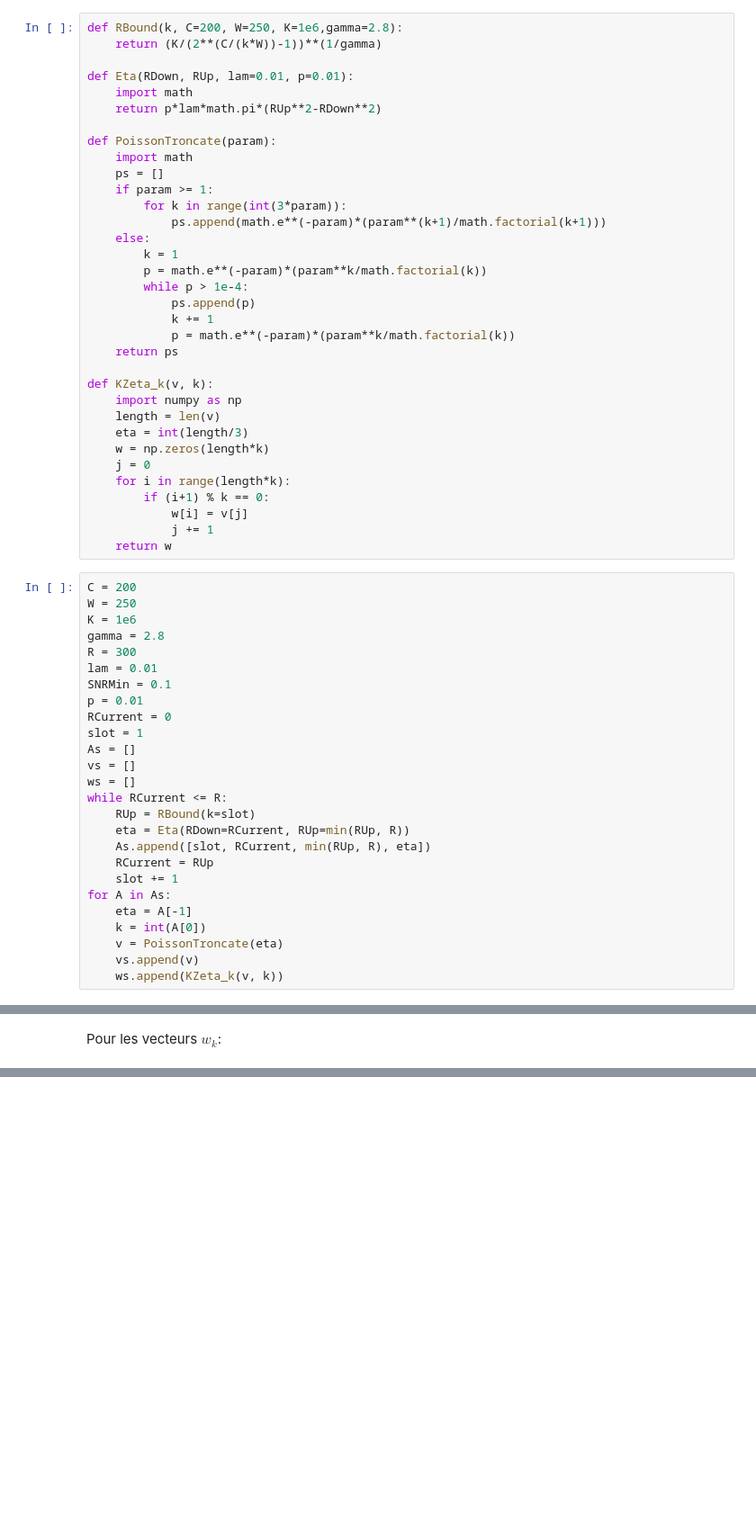
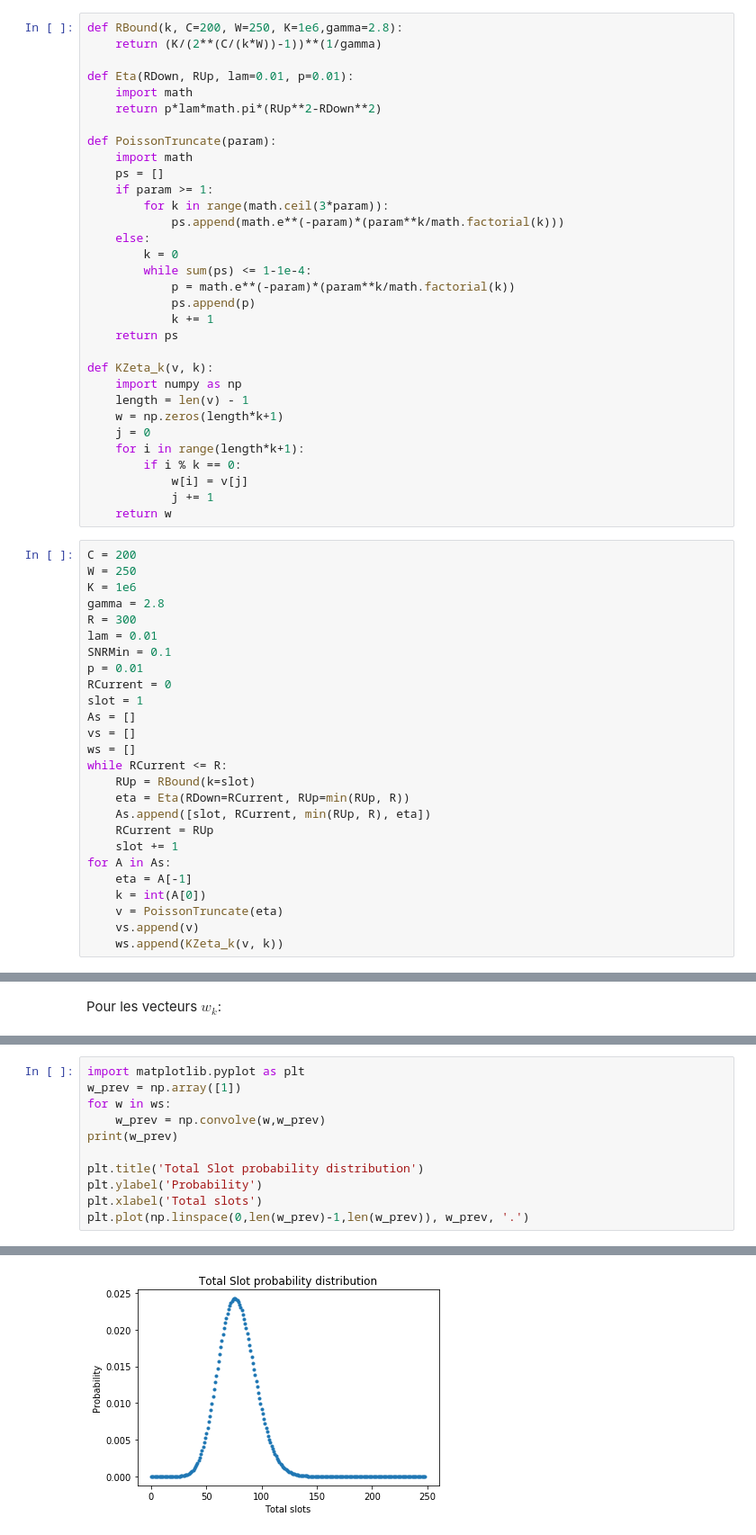
Before and after one commit to remicongee/QT-OFDMA, a Jupyter notebook: OFDMA.ipynb, the cells around one changed output, grey strips where cells are left out. Shown at 90% size. Drawn from its saved outputs; the diff is of its cells as text; blank space fills up the shorter version.

```diff
--- a/OFDMA.ipynb
+++ b/OFDMA.ipynb
@@ -99,29 +108,27 @@ def Eta(RDown, RUp, lam=0.01, p=0.01):
     import math
     return p*lam*math.pi*(RUp**2-RDown**2)
 
-def PoissonTroncate(param):
+def PoissonTruncate(param):
     import math
     ps = []
     if param >= 1:
-        for k in range(int(3*param)):
-            ps.append(math.e**(-param)*(param**(k+1)/math.factorial(k+1)))
+        for k in range(math.ceil(3*param)):
+            ps.append(math.e**(-param)*(param**k/math.factorial(k)))
     else:
-        k = 1
-        p = math.e**(-param)*(param**k/math.factorial(k))
-        while p > 1e-4:
+        k = 0
+        while sum(ps) <= 1-1e-4:
+            p = math.e**(-param)*(param**k/math.factorial(k))
             ps.append(p)
             k += 1
-            p = math.e**(-param)*(param**k/math.factorial(k))
     return ps
 
 def KZeta_k(v, k):
     import numpy as np
-    length = len(v)
-    eta = int(length/3)
-    w = np.zeros(length*k)
+    length = len(v) - 1
+    w = np.zeros(length*k+1)
     j = 0
-    for i in range(length*k):
-        if (i+1) % k == 0:
+    for i in range(length*k+1):
+        if i % k == 0:
             w[i] = v[j]
             j += 1
     return w
@@ -148,7 +155,7 @@ while RCurrent <= R:
 for A in As:
     eta = A[-1]
     k = int(A[0])
-    v = PoissonTroncate(eta)
+    v = PoissonTruncate(eta)
     vs.append(v)
     ws.append(KZeta_k(v, k))
 # %% [markdown]
@@ -223,0 +231,12 @@ Nombre d'utilisateur = 24 a pour probabilité 0.00011
+# %%
+import matplotlib.pyplot as plt
+w_prev = np.array([1])
+for w in ws:
+    w_prev = np.convolve(w,w_prev)
+print(w_prev)
+
+plt.title('Total Slot probability distribution')
+plt.ylabel('Probability')
+plt.xlabel('Total slots')
+plt.plot(np.linspace(0,len(w_prev)-1,len(w_prev)), w_prev, '.')
+# %% [output]
@@ -223,0 +261 @@ Nombre d'utilisateur = 24 a pour probabilité 0.00011
+[figure, added]
```
Also changed, not shown: parts of 8 cells of this notebook.
